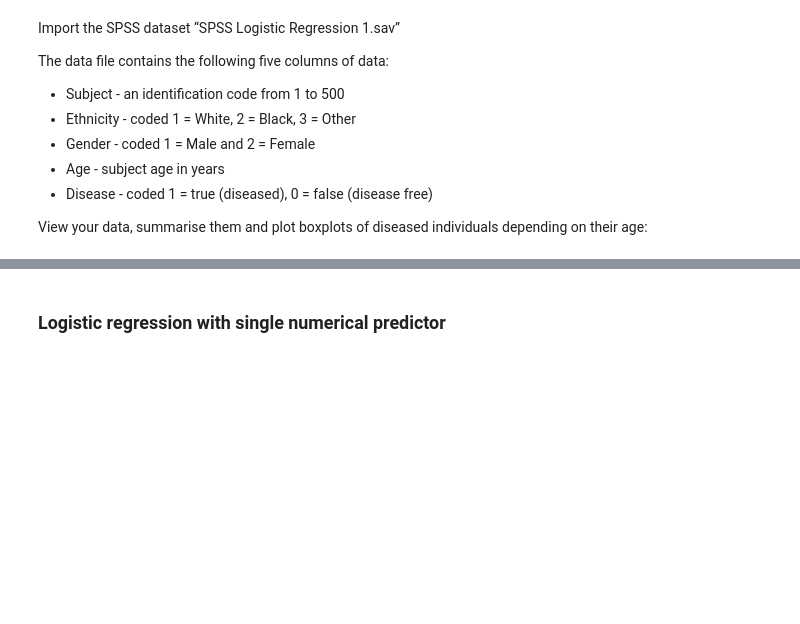
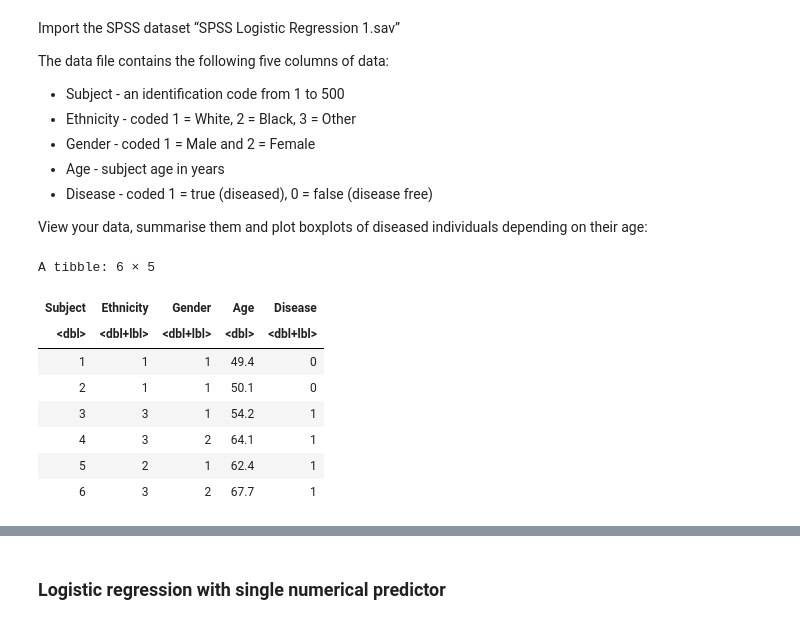
Before and after one commit to TJ-Hayward/R-Statistics-M342, a Jupyter notebook: Lab4_M20732.ipynb, the cells around one changed output, grey strips where cells are left out. Saved outputs shown, nothing was run; the diff lists cells and outputs as text; code cells hidden in the pictures; blank space fills up the shorter version.

```diff
--- a/Lab4_M20732.ipynb
+++ b/Lab4_M20732.ipynb
@@ -51,7 +51,17 @@ The data file contains the following five columns of data:
 View your data, summarise them and plot boxplots of diseased individuals depending on their age:
 # %%
 library(haven)
-MyData <- read_sav("SPSS Logistic Regression 1.sav")
+MyData <- read_sav("Lab 4 data/SPSS Logistic Regression 1.sav")
 head(MyData)
+# %% [output]
+A tibble: 6 × 5
+| Subject | Ethnicity | Gender | Age | Disease |
+| <dbl> | <dbl+lbl> | <dbl+lbl> | <dbl> | <dbl+lbl> |
+| 1 | 1 | 1 | 49.4 | 0 |
+| 2 | 1 | 1 | 50.1 | 0 |
+| 3 | 3 | 1 | 54.2 | 1 |
+| 4 | 3 | 2 | 64.1 | 1 |
+| 5 | 2 | 1 | 62.4 | 1 |
+| 6 | 3 | 2 | 67.7 | 1 |
 # %%
 summary(MyData)
```
Also changed, not shown: parts of 4 cells of this notebook, 5 other files.
